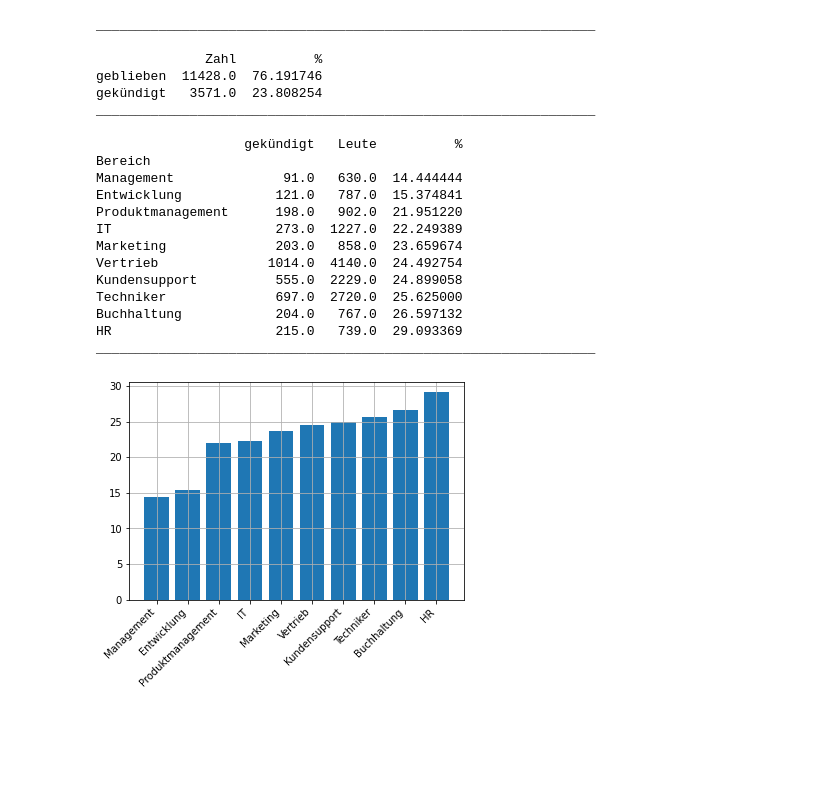
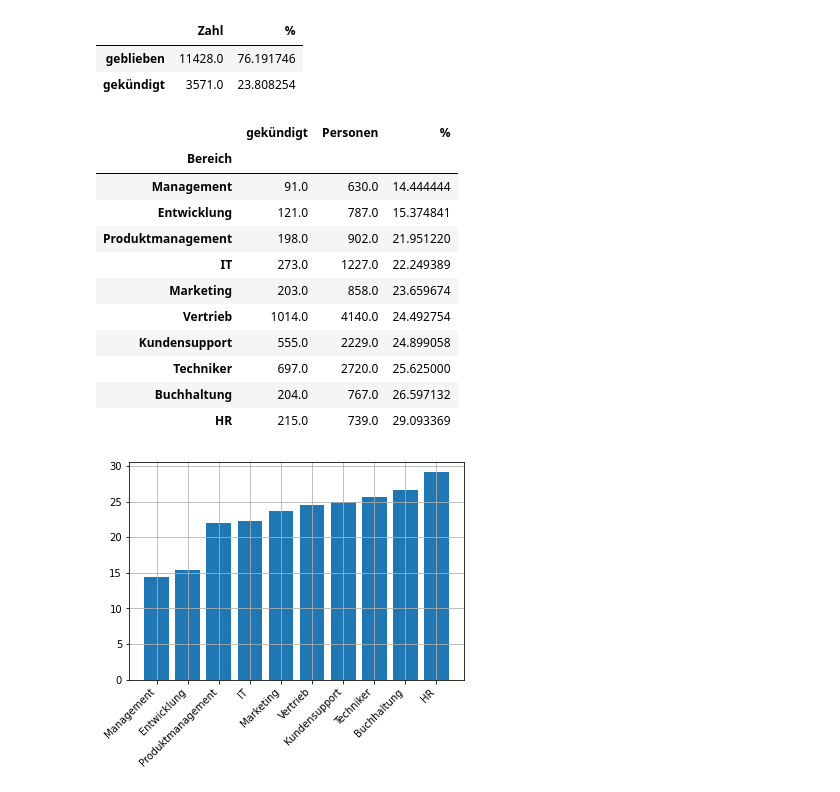
Before and after one commit to aurelienfouque/DBChallenge, a Jupyter notebook: challenge.ipynb, the cells around one changed output. Saved outputs shown, nothing was run; the diff lists cells and outputs as text; code cells hidden in the pictures; blank space fills up the shorter version.

```diff
--- a/challenge.ipynb
+++ b/challenge.ipynb
@@ -107,6 +100,5 @@ visu.savefig('cor.pdf')
 # %%
 # number of people who resigned from where
-
 item = ku.columns.tolist()
 resignedOrNotWhere = ku.groupby([item[-1], item[-3]])
 resignedWhere = resignedOrNotWhere.size()[1]
@@ -114,47 +106,38 @@ resigned = ku.groupby(item[-1]).size()
 total = resigned.sum()
 peopleByDomain = ku.groupby(item[-3]).size()
 total =resignedOrNotWhere.size().sum()
-
-print('________________________________________________________________\n')
-
-print(pd.DataFrame([resigned.values, 100*resigned/total],
-   columns=['geblieben', 'gekündigt'],
-   index=['Zahl', '%']).T)
-
-print('________________________________________________________________\n')
-
-resignedTab = pd.DataFrame([resignedWhere,
-                            peopleByDomain,
-                            100*resignedWhere/peopleByDomain],
-                            index=['gekündigt', 'Leute', '%']).T
-print(resignedTab.sort_values(by=['%']))
-
-print('________________________________________________________________\n')
-
-plt.xticks(rotation=45, ha='right')
-resignedPlot = resignedTab.sort_values(by=['%'])['%']
-plt.bar(resignedPlot.index, height=resignedPlot)
-plt.grid(True)
-plt.savefig('gek.pdf')
-# %% [output]
-________________________________________________________________
-
-              Zahl          %
-geblieben  11428.0  76.191746
-gekündigt   3571.0  23.808254
-________________________________________________________________
-
-                   gekündigt   Leute          %
-Bereich
-Management              91.0   630.0  14.444444
-Entwicklung            121.0   787.0  15.374841
-Produktmanagement      198.0   902.0  21.951220
-IT                     273.0  1227.0  22.249389
-Marketing              203.0   858.0  23.659674
-Vertrieb              1014.0  4140.0  24.492754
-Kundensupport          555.0  2229.0  24.899058
-Techniker              697.0  2720.0  25.625000
-Buchhaltung            204.0   767.0  26.597132
-HR                     215.0   739.0  29.093369
-________________________________________________________________
-[figure, removed]
+# %%
+pd.DataFrame([resigned.values, 100*resigned/total],
+   columns=['geblieben', 'gekündigt'],
+   index=['Zahl', '%']).T
+# %% [output]
+|  | Zahl | % |
+| geblieben | 11428.0 | 76.191746 |
+| gekündigt | 3571.0 | 23.808254 |
+# %%
+resignedTab = pd.DataFrame([resignedWhere,
+                            peopleByDomain,
+                            100*resignedWhere/peopleByDomain],
+                            index=['gekündigt', 'Personen', '%']).T
+resignedTab.sort_values(by=['%'])
+# %% [output]
+|  | gekündigt | Personen | % |
+| Bereich |  |  |  |
+| Management | 91.0 | 630.0 | 14.444444 |
+| Entwicklung | 121.0 | 787.0 | 15.374841 |
+| Produktmanagement | 198.0 | 902.0 | 21.951220 |
+| IT | 273.0 | 1227.0 | 22.249389 |
+| Marketing | 203.0 | 858.0 | 23.659674 |
+| Vertrieb | 1014.0 | 4140.0 | 24.492754 |
+| Kundensupport | 555.0 | 2229.0 | 24.899058 |
+| Techniker | 697.0 | 2720.0 | 25.625000 |
+| Buchhaltung | 204.0 | 767.0 | 26.597132 |
+| HR | 215.0 | 739.0 | 29.093369 |
+# %%
+plt.xticks(rotation=45, ha='right')
+resignedPlot = resignedTab.sort_values(by=['%'])['%']
+plt.bar(resignedPlot.index, height=resignedPlot)
+plt.grid(True)
+plt.savefig('gek.pdf')
+# %% [output]
+[figure, added]
```
Also changed, not shown: parts of 12 cells of this notebook, 4 other files.
